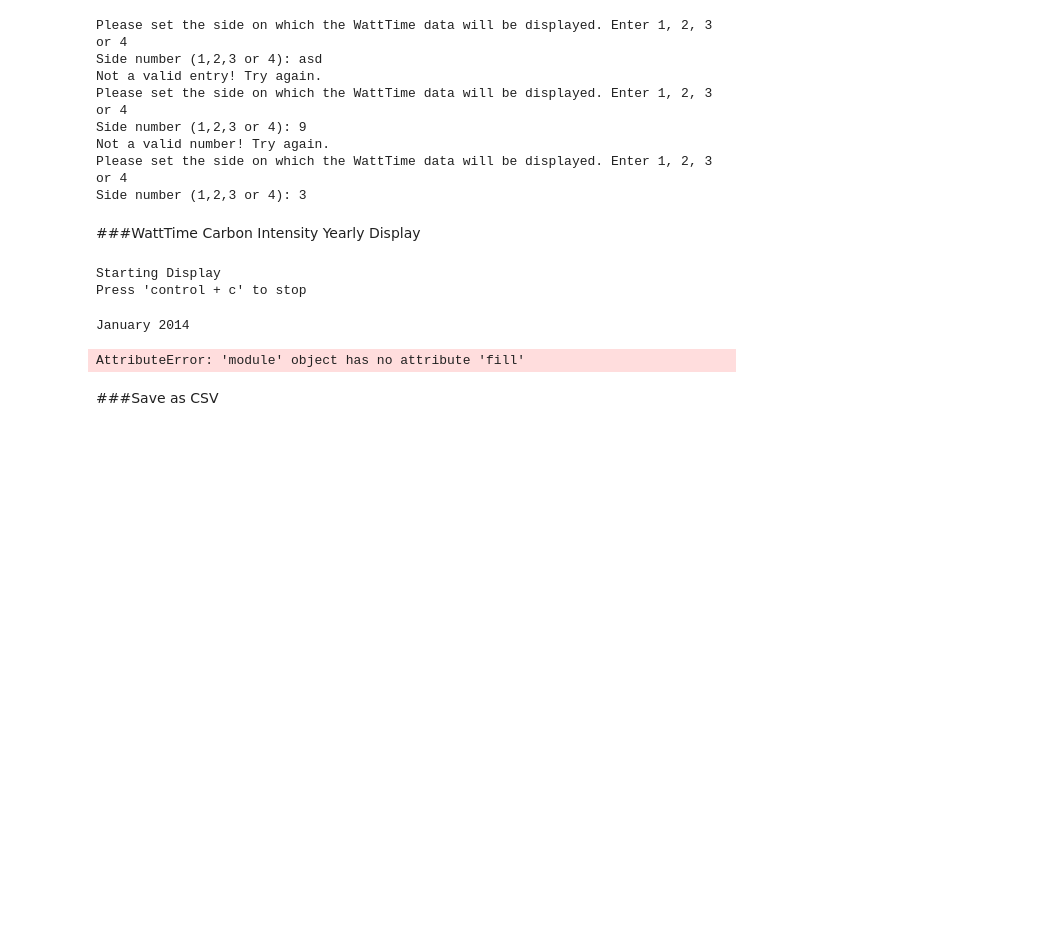
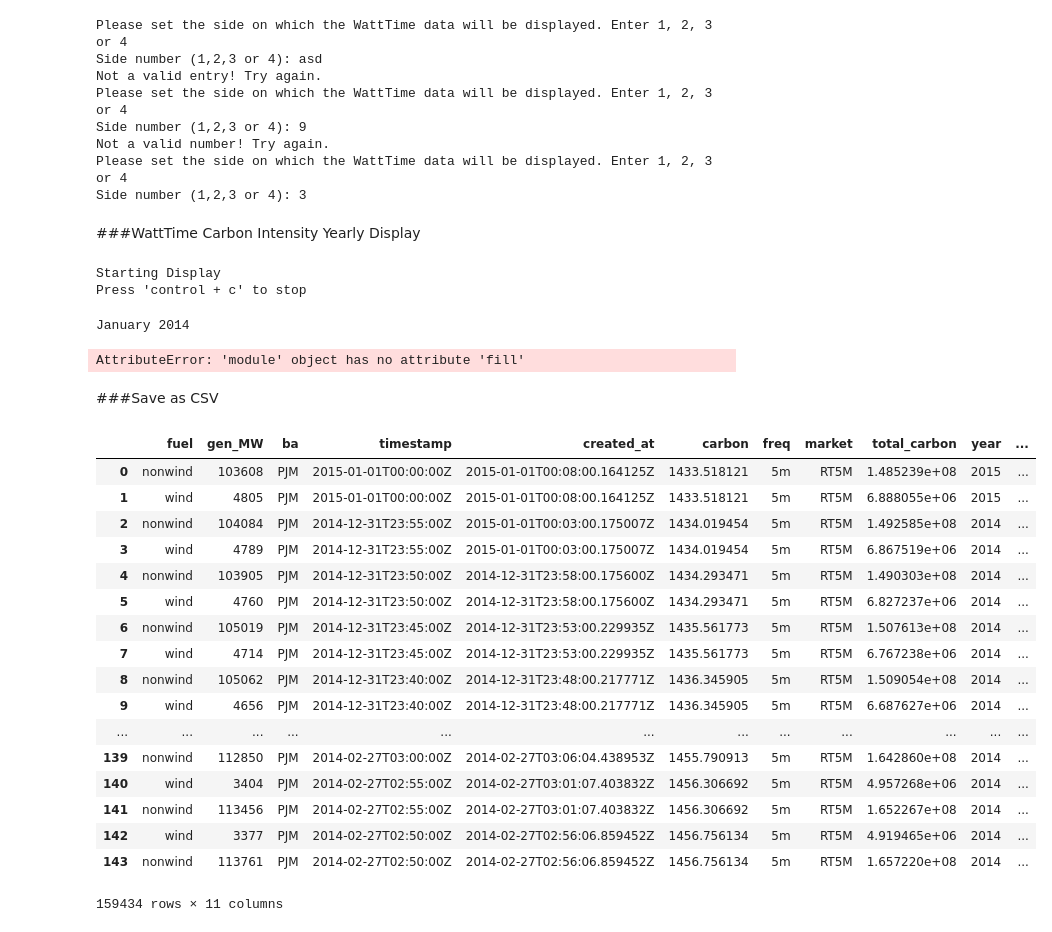
Before and after one commit to RadhaRamachandran/EnergyEngineers, a Jupyter notebook: WattTime API/WattTime-display1.ipynb, the cells around one changed output. Drawn from its saved outputs; the diff is of its cells as text; code cells hidden in the pictures; blank space fills up the shorter version.

```diff
--- a/WattTime API/WattTime-display1.ipynb
+++ b/WattTime API/WattTime-display1.ipynb
@@ -281,0 +291,21 @@ df.to_csv('WattTime_1year_2014.csv', sep=',')
+# %%
+df_new
+# %% [output]
+|  | fuel | gen_MW | ba | timestamp | created_at | carbon | freq | market | total_carbon | year | ... |
+| 0 | nonwind | 103608 | PJM | 2015-01-01T00:00:00Z | 2015-01-01T00:08:00.164125Z | 1433.518121 | 5m | RT5M | 1.485239e+08 | 2015 | ... |
+| 1 | wind | 4805 | PJM | 2015-01-01T00:00:00Z | 2015-01-01T00:08:00.164125Z | 1433.518121 | 5m | RT5M | 6.888055e+06 | 2015 | ... |
+| 2 | nonwind | 104084 | PJM | 2014-12-31T23:55:00Z | 2015-01-01T00:03:00.175007Z | 1434.019454 | 5m | RT5M | 1.492585e+08 | 2014 | ... |
+| 3 | wind | 4789 | PJM | 2014-12-31T23:55:00Z | 2015-01-01T00:03:00.175007Z | 1434.019454 | 5m | RT5M | 6.867519e+06 | 2014 | ... |
+| 4 | nonwind | 103905 | PJM | 2014-12-31T23:50:00Z | 2014-12-31T23:58:00.175600Z | 1434.293471 | 5m | RT5M | 1.490303e+08 | 2014 | ... |
+| 5 | wind | 4760 | PJM | 2014-12-31T23:50:00Z | 2014-12-31T23:58:00.175600Z | 1434.293471 | 5m | RT5M | 6.827237e+06 | 2014 | ... |
+| 6 | nonwind | 105019 | PJM | 2014-12-31T23:45:00Z | 2014-12-31T23:53:00.229935Z | 1435.561773 | 5m | RT5M | 1.507613e+08 | 2014 | ... |
+| 7 | wind | 4714 | PJM | 2014-12-31T23:45:00Z | 2014-12-31T23:53:00.229935Z | 1435.561773 | 5m | RT5M | 6.767238e+06 | 2014 | ... |
+| 8 | nonwind | 105062 | PJM | 2014-12-31T23:40:00Z | 2014-12-31T23:48:00.217771Z | 1436.345905 | 5m | RT5M | 1.509054e+08 | 2014 | ... |
+| 9 | wind | 4656 | PJM | 2014-12-31T23:40:00Z | 2014-12-31T23:48:00.217771Z | 1436.345905 | 5m | RT5M | 6.687627e+06 | 2014 | ... |
+| ... | ... | ... | ... | ... | ... | ... | ... | ... | ... | ... | ... |
+| 139 | nonwind | 112850 | PJM | 2014-02-27T03:00:00Z | 2014-02-27T03:06:04.438953Z | 1455.790913 | 5m | RT5M | 1.642860e+08 | 2014 | ... |
+| 140 | wind | 3404 | PJM | 2014-02-27T02:55:00Z | 2014-02-27T03:01:07.403832Z | 1456.306692 | 5m | RT5M | 4.957268e+06 | 2014 | ... |
+| 141 | nonwind | 113456 | PJM | 2014-02-27T02:55:00Z | 2014-02-27T03:01:07.403832Z | 1456.306692 | 5m | RT5M | 1.652267e+08 | 2014 | ... |
+| 142 | wind | 3377 | PJM | 2014-02-27T02:50:00Z | 2014-02-27T02:56:06.859452Z | 1456.756134 | 5m | RT5M | 4.919465e+06 | 2014 | ... |
+| 143 | nonwind | 113761 | PJM | 2014-02-27T02:50:00Z | 2014-02-27T02:56:06.859452Z | 1456.756134 | 5m | RT5M | 1.657220e+08 | 2014 | ... |
+159434 rows × 11 columns
```
Also changed, not shown: parts of 9 cells of this notebook.
